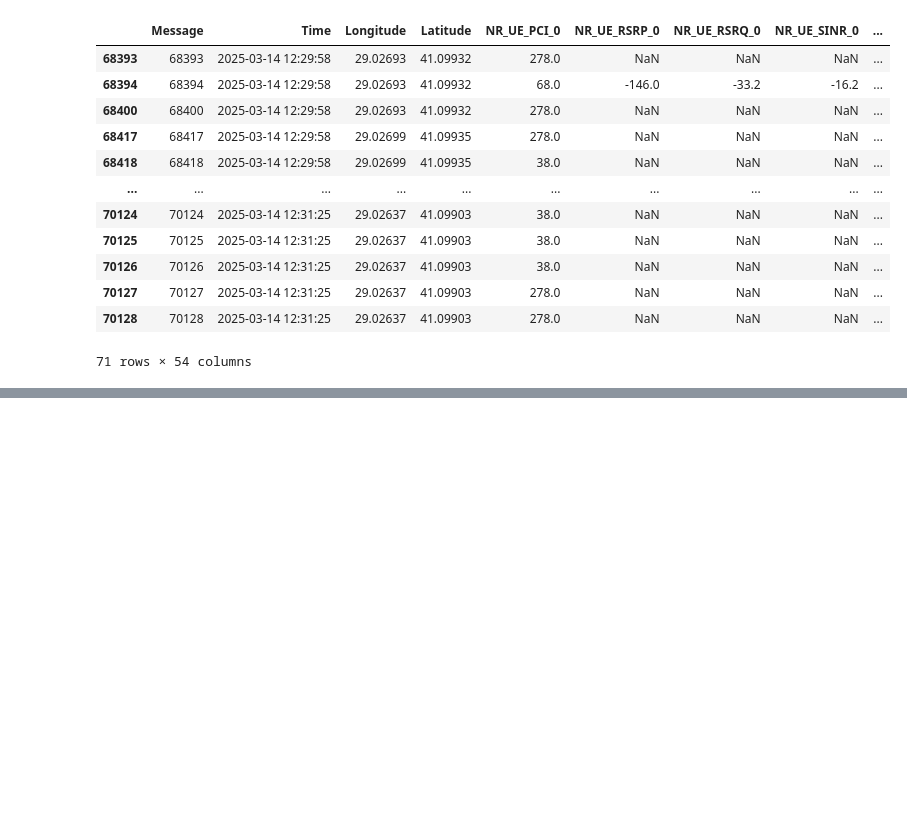
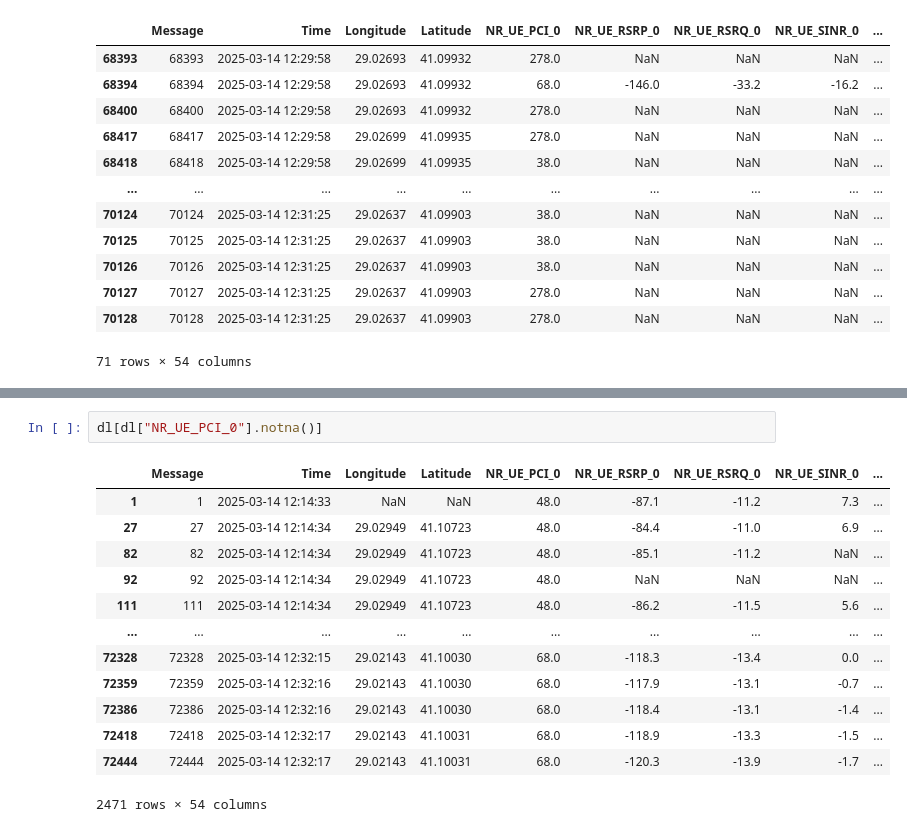
Before and after one commit to Teknofest-High5/5G-Positioning-Competition, a Jupyter notebook: Data/5G KONUMLANDIRMA YARISMA VERISI/5G Saha Ölçüm Verileri (GPS mevcut)/file_handling.ipynb, the cells around one changed output, grey strips where cells are left out. Saved outputs shown, nothing was run; the diff lists cells and outputs as text; blank space fills up the shorter version.

```diff
--- a/Data/5G KONUMLANDIRMA YARISMA VERISI/5G Saha Ölçüm Verileri (GPS mevcut)/file_handling.ipynb
+++ b/Data/5G KONUMLANDIRMA YARISMA VERISI/5G Saha Ölçüm Verileri (GPS mevcut)/file_handling.ipynb
@@ -388,0 +557,16 @@ plt.show()
+# %%
+dl[dl["NR_UE_PCI_0"].notna()]
+# %% [output]
+|  | Message | Time | Longitude | Latitude | NR_UE_PCI_0 | NR_UE_RSRP_0 | NR_UE_RSRQ_0 | NR_UE_SINR_0 | ... |
+| 1 | 1 | 2025-03-14 12:14:33 | NaN | NaN | 48.0 | -87.1 | -11.2 | 7.3 | ... |
+| 27 | 27 | 2025-03-14 12:14:34 | 29.02949 | 41.10723 | 48.0 | -84.4 | -11.0 | 6.9 | ... |
+| 82 | 82 | 2025-03-14 12:14:34 | 29.02949 | 41.10723 | 48.0 | -85.1 | -11.2 | NaN | ... |
+| 92 | 92 | 2025-03-14 12:14:34 | 29.02949 | 41.10723 | 48.0 | NaN | NaN | NaN | ... |
+| 111 | 111 | 2025-03-14 12:14:34 | 29.02949 | 41.10723 | 48.0 | -86.2 | -11.5 | 5.6 | ... |
+| ... | ... | ... | ... | ... | ... | ... | ... | ... | ... |
+| 72328 | 72328 | 2025-03-14 12:32:15 | 29.02143 | 41.10030 | 68.0 | -118.3 | -13.4 | 0.0 | ... |
+| 72359 | 72359 | 2025-03-14 12:32:16 | 29.02143 | 41.10030 | 68.0 | -117.9 | -13.1 | -0.7 | ... |
+| 72386 | 72386 | 2025-03-14 12:32:16 | 29.02143 | 41.10030 | 68.0 | -118.4 | -13.1 | -1.4 | ... |
+| 72418 | 72418 | 2025-03-14 12:32:17 | 29.02143 | 41.10031 | 68.0 | -118.9 | -13.3 | -1.5 | ... |
+| 72444 | 72444 | 2025-03-14 12:32:17 | 29.02143 | 41.10031 | 68.0 | -120.3 | -13.9 | -1.7 | ... |
+2471 rows × 54 columns
```
Also changed, not shown: parts of 5 cells of this notebook, 19 other files.
